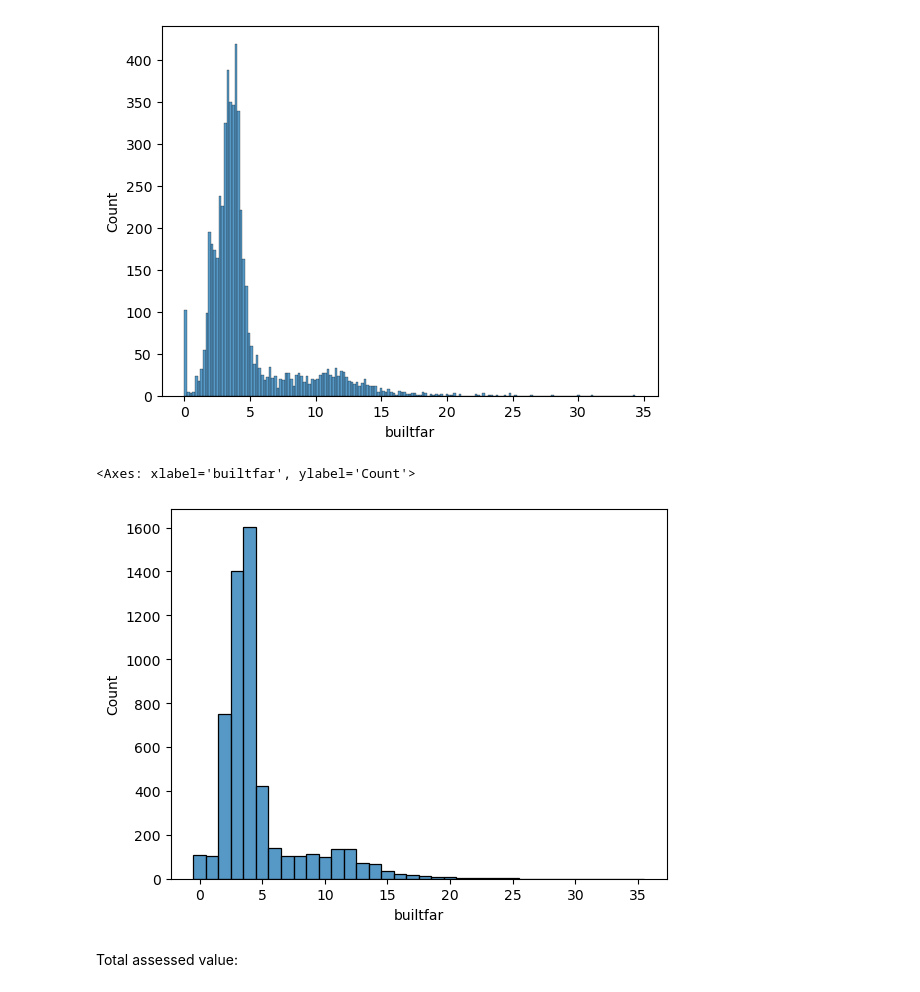
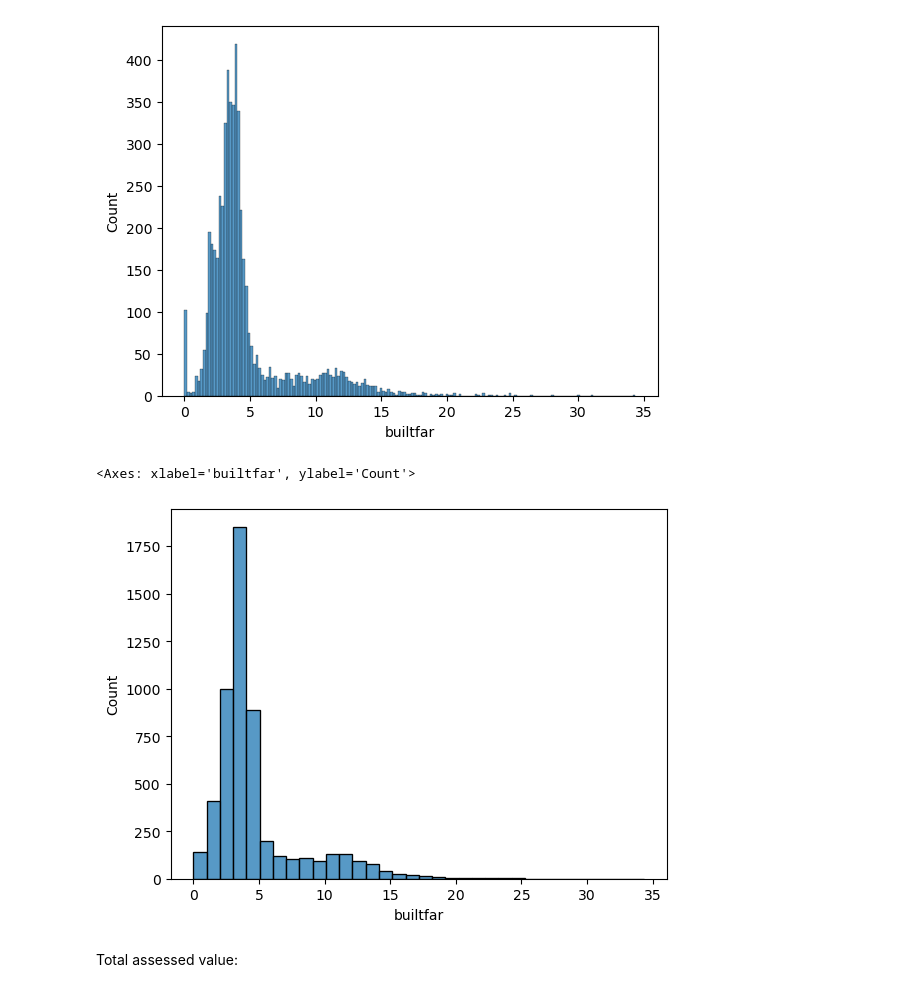
Before and after one commit to dlevine01/urban-data-analysis-course, a Jupyter notebook: Notebooks/4-1-visualize-distributions.ipynb, the cells around one changed output. Drawn from its saved outputs; the diff is of its cells as text; code cells hidden in the pictures.

```diff
--- a/Notebooks/4-1-visualize-distributions.ipynb
+++ b/Notebooks/4-1-visualize-distributions.ipynb
@@ -161,12 +161,13 @@ sns.histplot(
 # %%
 sns.histplot(
     data=pluto,
     x='builtfar',
-    discrete=True
+    # discrete=True
+    binwidth=1
 )
 # %% [output]
 <Axes: xlabel='builtfar', ylabel='Count'>
-[figure, old version]
+[figure, new version]
 # %% [markdown]
 Total assessed value:
 # %%
```
Also changed, not shown: parts of 4 cells of this notebook, 1 other file.
